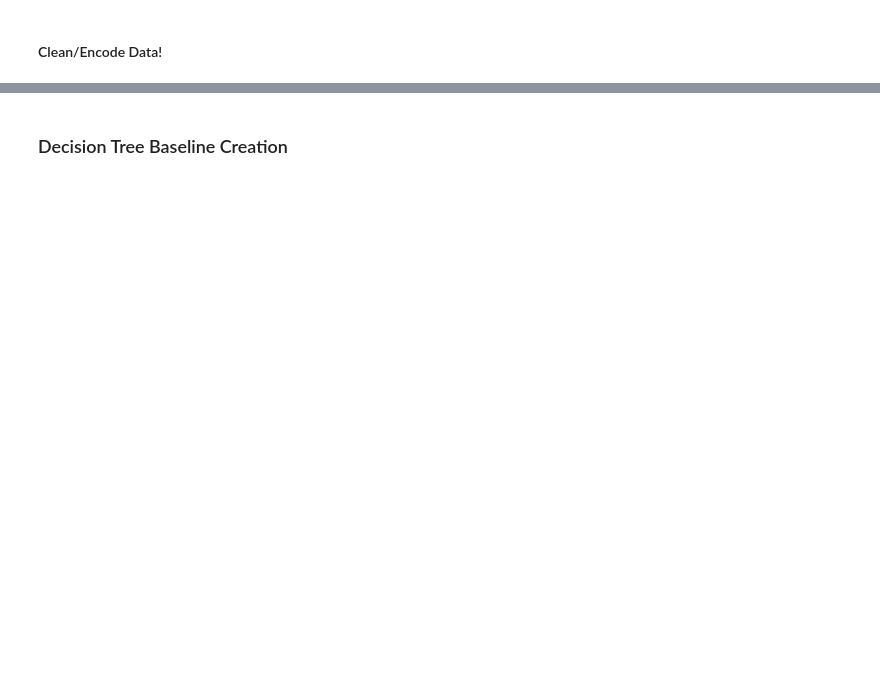
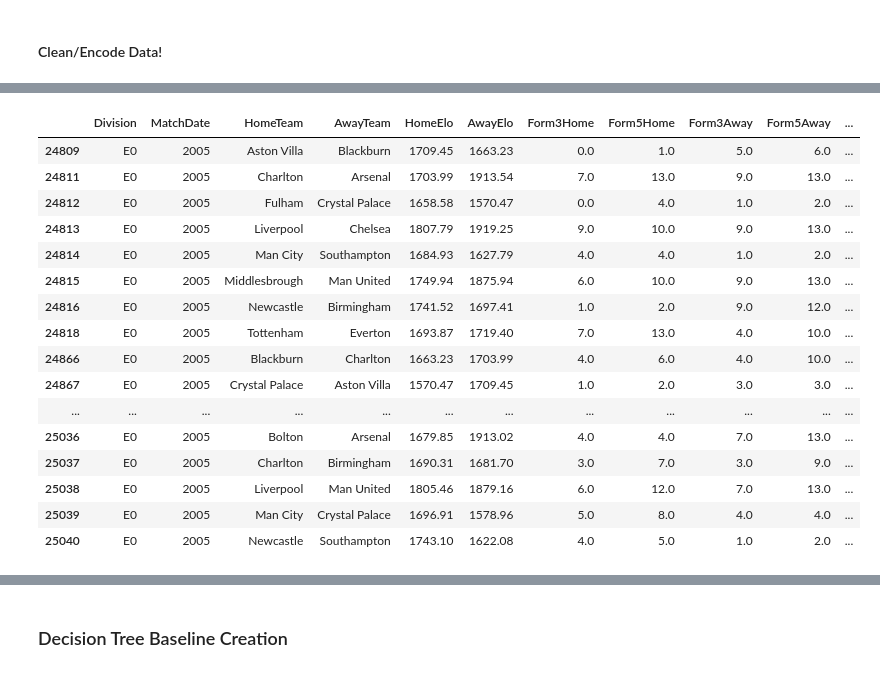
Before and after one commit to Josiah-MSOE/AI-Tools-Final-Project, a Jupyter notebook: Baseline_Model.ipynb, the cells around one changed output, grey strips where cells are left out. Cells and saved outputs as stored; diff of their text form; code cells hidden in the pictures; blank space fills up the shorter version.

```diff
--- a/Baseline_Model.ipynb
+++ b/Baseline_Model.ipynb
@@ -81,0 +47,12 @@ y_test =  test['result']
+# %%
+# Extract only Year from datetime conversion object
+premier_results['MatchDate'] = pd.to_datetime(premier_results['MatchDate']).dt.year
+# %%
+# Pull recent DATA (-20 years)
+premier_results = premier_results[premier_results['MatchDate'] >= 2005]
+premier_results = premier_results[premier_results['MatchDate'] <= 2024]
+# %%
+# Grab ONLY Premier League Data - Division Code = E0
+premier_results = premier_results[premier_results['Division'] == 'E0']
+pd.set_option('display.max_columns', None)
+premier_results.head(15)
@@ -81,0 +76,6 @@ y_test =  test['result']
+# %%
+# Drop DRAWs
+premier_results = premier_results[premier_results['FTResult'] != 'D'].copy()
+
+print(f"W/L ROWS: {premier_results.shape[0]}")
+premier_results.head()
@@ -81,0 +90,25 @@ y_test =  test['result']
+# %%
+# Map H/A to 0/1
+# H (Home Win) = 0
+# A (Away Win) = 1
+premier_results['FTResult'] = premier_results['FTResult'].map({'H': 0, 'A': 1})  # AWAY WINS weighted HIGHER?
+
+premier_results.head(20)
+# %% [output]
+|  | Division | MatchDate | HomeTeam | AwayTeam | HomeElo | AwayElo | Form3Home | Form5Home | Form3Away | Form5Away | ... |
+| 24809 | E0 | 2005 | Aston Villa | Blackburn | 1709.45 | 1663.23 | 0.0 | 1.0 | 5.0 | 6.0 | ... |
+| 24811 | E0 | 2005 | Charlton | Arsenal | 1703.99 | 1913.54 | 7.0 | 13.0 | 9.0 | 13.0 | ... |
+| 24812 | E0 | 2005 | Fulham | Crystal Palace | 1658.58 | 1570.47 | 0.0 | 4.0 | 1.0 | 2.0 | ... |
+| 24813 | E0 | 2005 | Liverpool | Chelsea | 1807.79 | 1919.25 | 9.0 | 10.0 | 9.0 | 13.0 | ... |
+| 24814 | E0 | 2005 | Man City | Southampton | 1684.93 | 1627.79 | 4.0 | 4.0 | 1.0 | 2.0 | ... |
+| 24815 | E0 | 2005 | Middlesbrough | Man United | 1749.94 | 1875.94 | 6.0 | 10.0 | 9.0 | 13.0 | ... |
+| 24816 | E0 | 2005 | Newcastle | Birmingham | 1741.52 | 1697.41 | 1.0 | 2.0 | 9.0 | 12.0 | ... |
+| 24818 | E0 | 2005 | Tottenham | Everton | 1693.87 | 1719.40 | 7.0 | 13.0 | 4.0 | 10.0 | ... |
+| 24866 | E0 | 2005 | Blackburn | Charlton | 1663.23 | 1703.99 | 4.0 | 6.0 | 4.0 | 10.0 | ... |
+| 24867 | E0 | 2005 | Crystal Palace | Aston Villa | 1570.47 | 1709.45 | 1.0 | 2.0 | 3.0 | 3.0 | ... |
+| ... | ... | ... | ... | ... | ... | ... | ... | ... | ... | ... | ... |
+| 25036 | E0 | 2005 | Bolton | Arsenal | 1679.85 | 1913.02 | 4.0 | 4.0 | 7.0 | 13.0 | ... |
+| 25037 | E0 | 2005 | Charlton | Birmingham | 1690.31 | 1681.70 | 3.0 | 7.0 | 3.0 | 9.0 | ... |
+| 25038 | E0 | 2005 | Liverpool | Man United | 1805.46 | 1879.16 | 6.0 | 12.0 | 7.0 | 13.0 | ... |
+| 25039 | E0 | 2005 | Man City | Crystal Palace | 1696.91 | 1578.96 | 5.0 | 8.0 | 4.0 | 4.0 | ... |
+| 25040 | E0 | 2005 | Newcastle | Southampton | 1743.10 | 1622.08 | 4.0 | 5.0 | 1.0 | 2.0 | ... |
```
Also changed, not shown: parts of 19 cells of this notebook.
